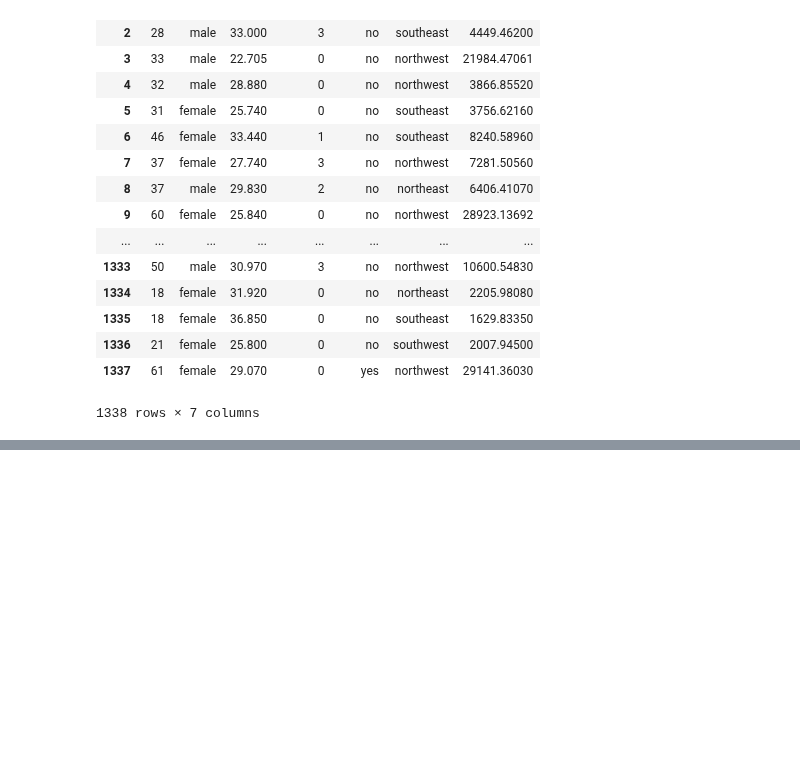
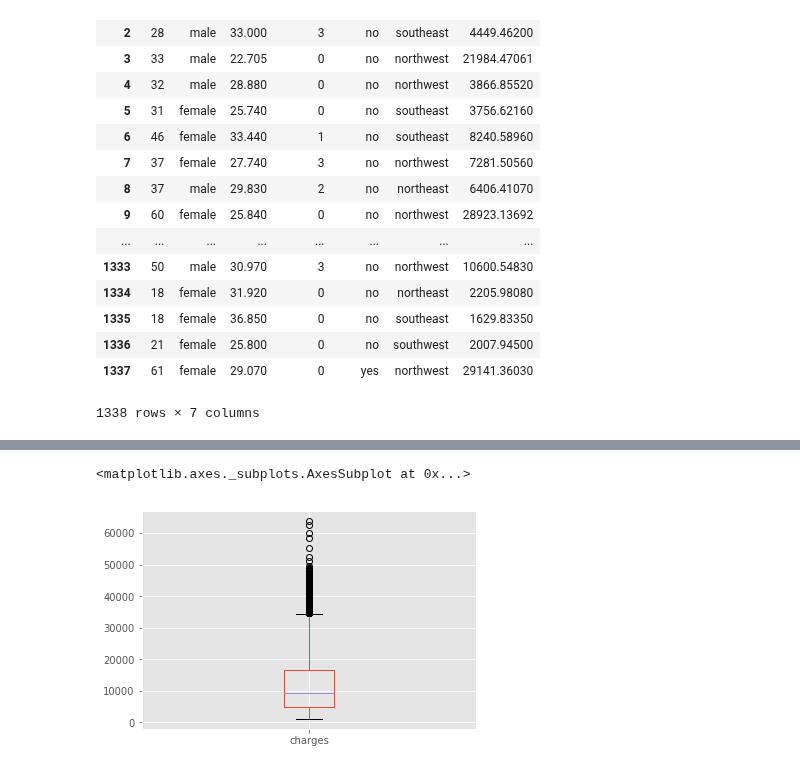
Before and after one commit to abulbasar/machine-learning, a Jupyter notebook: demos/Day 1 - visualization.ipynb, the cells around one changed output, grey strips where cells are left out. Drawn from its saved outputs; the diff is of its cells as text; code cells hidden in the pictures; blank space fills up the shorter version.

```diff
--- a/demos/Day 1 - visualization.ipynb
+++ b/demos/Day 1 - visualization.ipynb
@@ -46,0 +49,5 @@ df.bmi.plot.hist(bins = 50)
+# %%
+df.charges.plot.box()
+# %% [output]
+<matplotlib.axes._subplots.AxesSubplot at 0x...>
+[figure, added]
```
Also changed, not shown: parts of 17 cells of this notebook.
